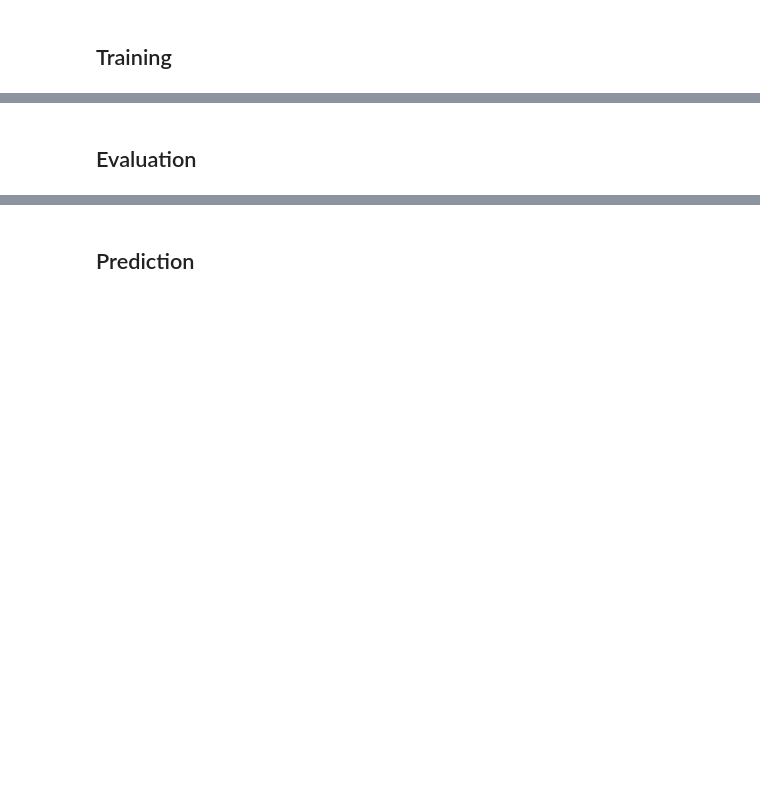
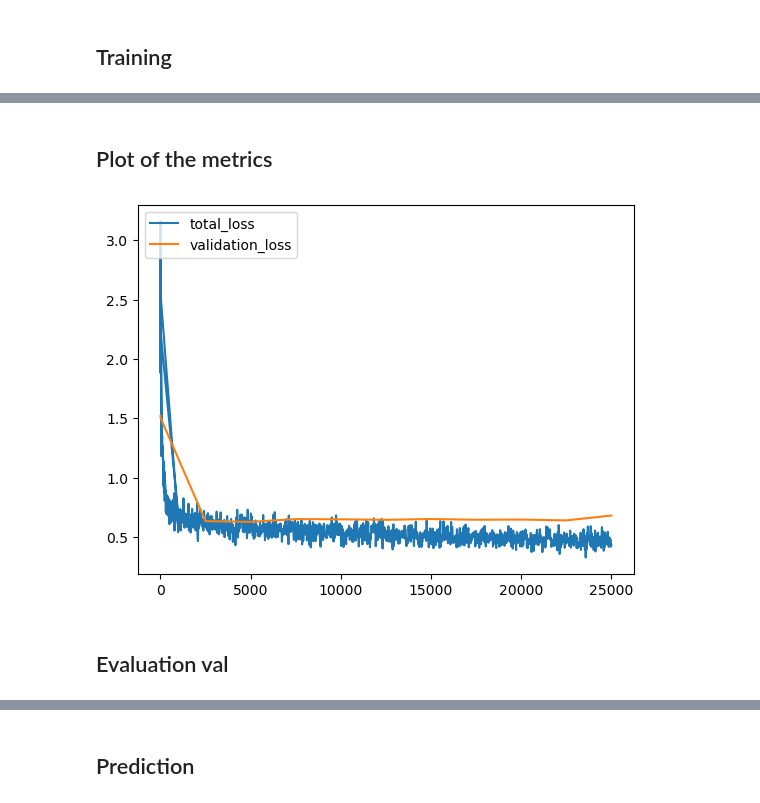
Before and after one commit to OnlyShoky/Detectron2-STAC-SODA10m, a Jupyter notebook: Faster-RCNN_Detectron2-ADAS.ipynb, the cells around one changed output, grey strips where cells are left out. Saved outputs shown, nothing was run; the diff lists cells and outputs as text; code cells hidden in the pictures; blank space fills up the shorter version.

Commit message:
Added plot and Evaluation for test

```diff
--- a/Faster-RCNN_Detectron2-ADAS.ipynb
+++ b/Faster-RCNN_Detectron2-ADAS.ipynb
@@ -201,5 +200,38 @@ inference_on_dataset(trainer.model, val_loader,MyTrainer.get_evaluator(cfg, "sod
+# %% [markdown]
+## Plot of the metrics
+# %%
+import json
+import matplotlib.pyplot as plt
+
+experiment_folder = 'SSLAD-2D/labeled/output/save12epochs'
+
+def load_json_arr(json_path):
+    lines = []
+    with open(json_path, 'r') as f:
+        for line in f:
+            lines.append(json.loads(line))
+    return lines
+
+experiment_metrics = load_json_arr(experiment_folder + '/metrics.json')
+
+# Filter data points to include only those that have 'total_loss'
+filtered_metrics = [x for x in experiment_metrics if 'total_loss' in x]
+
+plt.plot(
+    [x['iteration'] for x in filtered_metrics],
+    [x['total_loss'] for x in filtered_metrics])
+
+# For validation_loss, already doing a filtering
+plt.plot(
+    [x['iteration'] for x in experiment_metrics if 'validation_loss' in x],
+    [x['validation_loss'] for x in experiment_metrics if 'validation_loss' in x])
+
+plt.legend(['total_loss', 'validation_loss'], loc='upper left')
+plt.show()
+# %% [output]
+[figure, added]
 # %% [markdown]
-## Evaluation
+## Evaluation val
 # %%
 from detectron2.evaluation import COCOEvaluator, inference_on_dataset
 from detectron2.data import build_detection_test_loader
```
Also changed, not shown: parts of 11 cells of this notebook, 2 other files.
